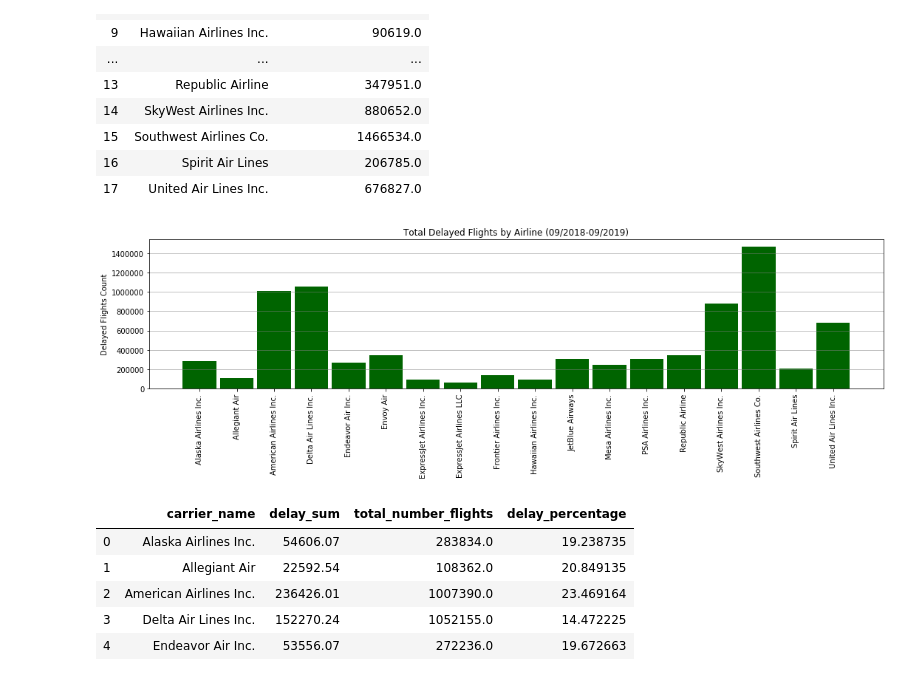
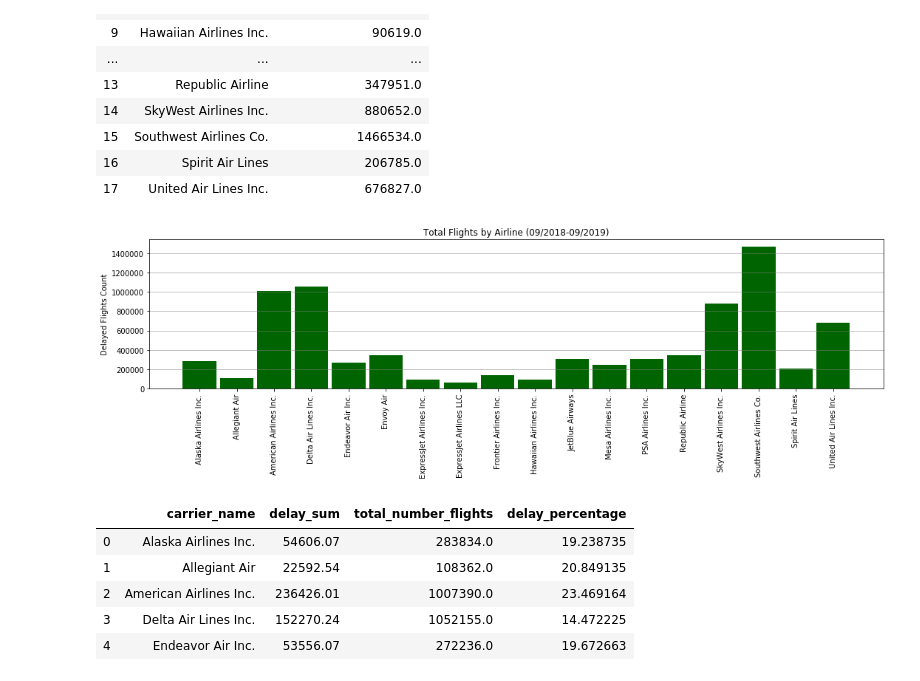
Before and after one commit to bishdj22/Project-1-FlightAnalysis, a Jupyter notebook: Project1_FlightDataAnalysis_Final.ipynb, the cells around one changed output. Drawn from its saved outputs; the diff is of its cells as text; code cells hidden in the pictures.

Commit message:
DB rename/resize 2 bar charts

```diff
--- a/Project1_FlightDataAnalysis_Final.ipynb
+++ b/Project1_FlightDataAnalysis_Final.ipynb
@@ -61,24 +61,24 @@ airline_df_totalflights
 # %%
 #Bar chart summarizing the total delays by major US airline (top 18)
 
 fig, ax = plt.subplots(figsize=(15,5))
 
 x_axis = airline_df_totalflights["carrier_name"]
 y_axis = airline_df_totalflights["total_number_flights"]
 
 plt.bar(x_axis, y_axis,color="darkgreen", align="center", width=.9)
 #plt.plot(x_axis, y_axis,'-o',color="orange")
 plt.xticks(rotation=90)
 
 ax.yaxis.grid(which="major", color='grey', linestyle='-', linewidth=.5)
 ax.set_ylabel('Delayed Flights Count')
-ax.set_title('Total Delayed Flights by Airline (09/2018-09/2019)')
+ax.set_title('Total Flights by Airline (09/2018-09/2019)')
 
 #Save fig
 plt.tight_layout()
-plt.savefig("Charts_final/Delayed_Flights_Tot_Airline.png")
+plt.savefig("Charts_final/Flights_Tot_Airline.png")
 # %% [output]
-[figure, old version]
+[figure, new version]
 # %%
 #Create dataframe for sum of delays by airline
 airline_delaygroups = air_data.groupby(['carrier_name'])['delay_sum','total_number_flights']
```
Also changed, not shown: 2 other files.
